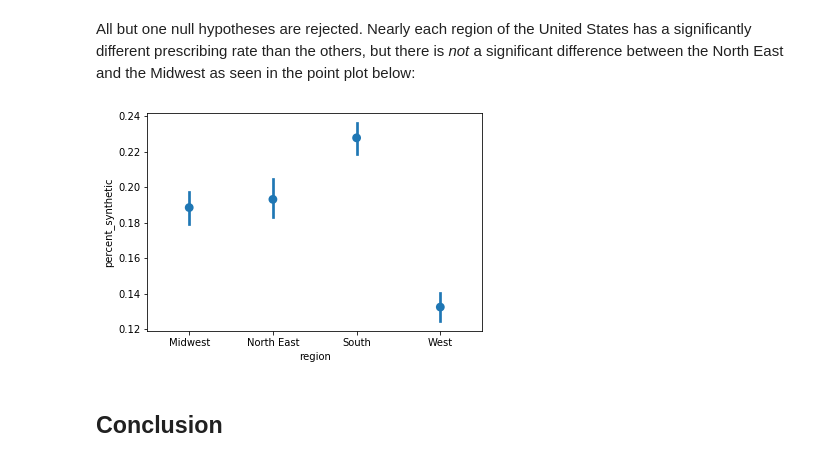
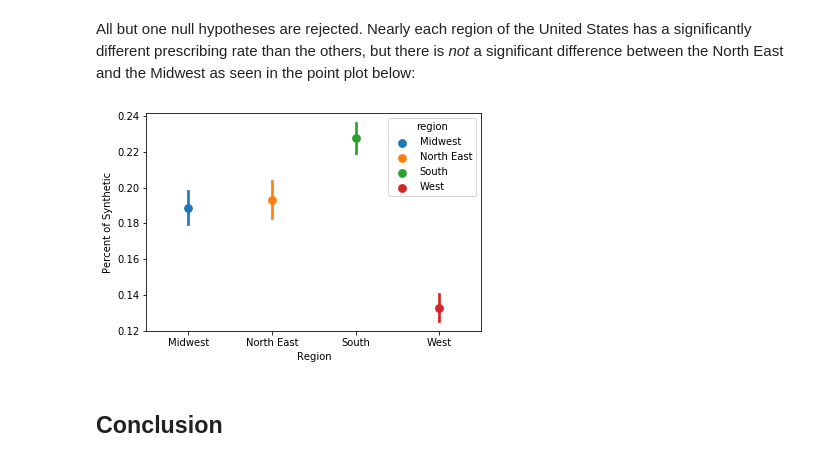
Before and after one commit to rhkhoo/Synthetic_Opioid_Deaths, a Jupyter notebook: Synthetic Opioid Prescribing Rates 2014.ipynb, the cells around one changed output. Cells and saved outputs as stored; diff of their text form; code cells hidden in the pictures.

Commit message:
Edited visualizations

```diff
--- a/Synthetic Opioid Prescribing Rates 2014.ipynb
+++ b/Synthetic Opioid Prescribing Rates 2014.ipynb
@@ -200,10 +200,11 @@ multipletests(p_values, alpha = 0.05)
 # %% [markdown]
 All but one null hypotheses are rejected. Nearly each region of the United States has a significantly different prescribing rate than the others, but there is *not* a significant difference between the North East and the Midwest as seen in the point plot below:
 # %%
-sns.pointplot(x = 'region', y = 'percent_synthetic', data = opioids, join = False)
+point = sns.pointplot(x = 'region', y = 'percent_synthetic', hue= 'region', data = opioids, join = False)
+point.set(xlabel = 'Region', ylabel = 'Percent of Synthetic')
 plt.show()
 # %% [output]
-[figure, old version]
+[figure, new version]
 # %% [markdown]
 ## Conclusion
 # %% [markdown]
```
Also changed, not shown: parts of 1 cell of this notebook.
